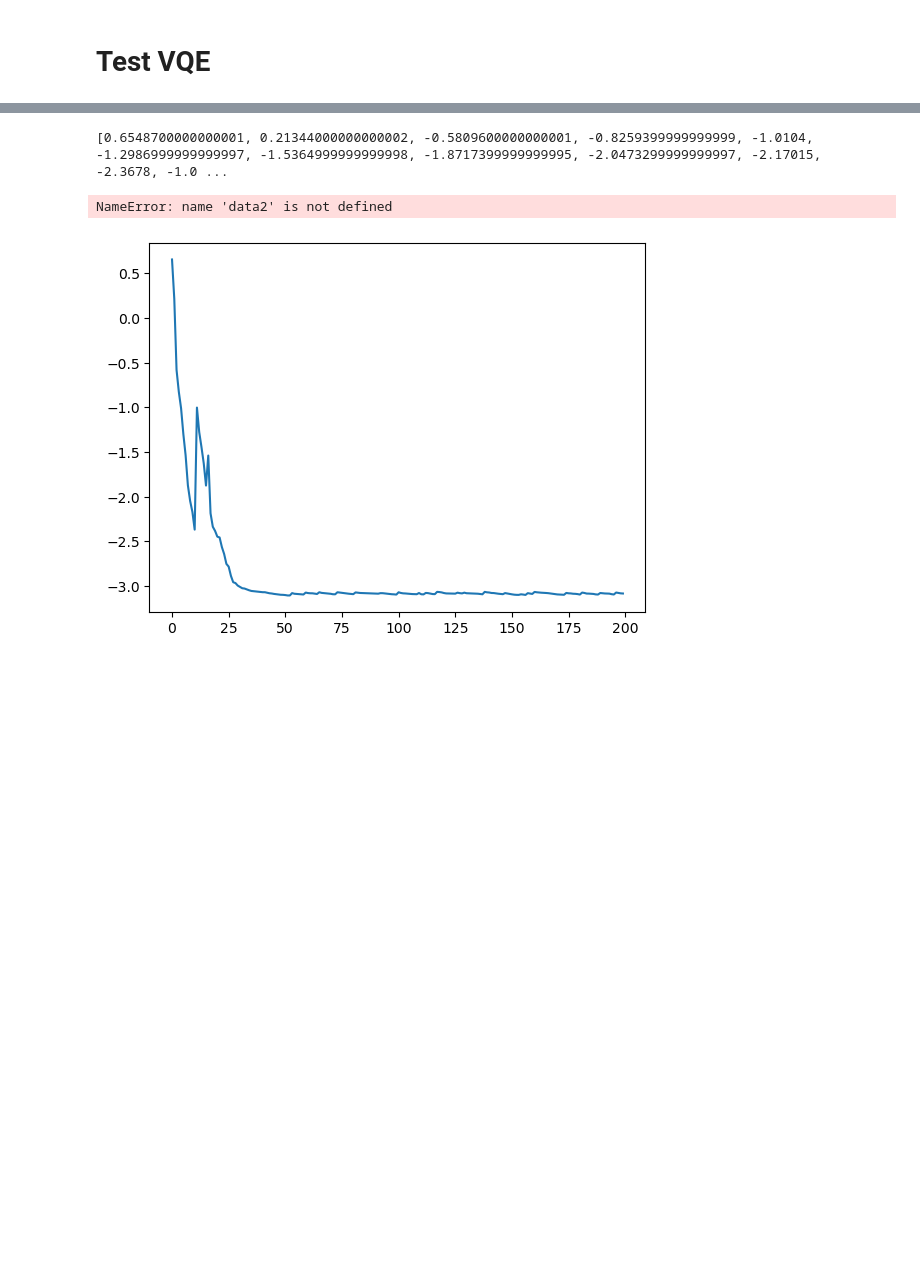
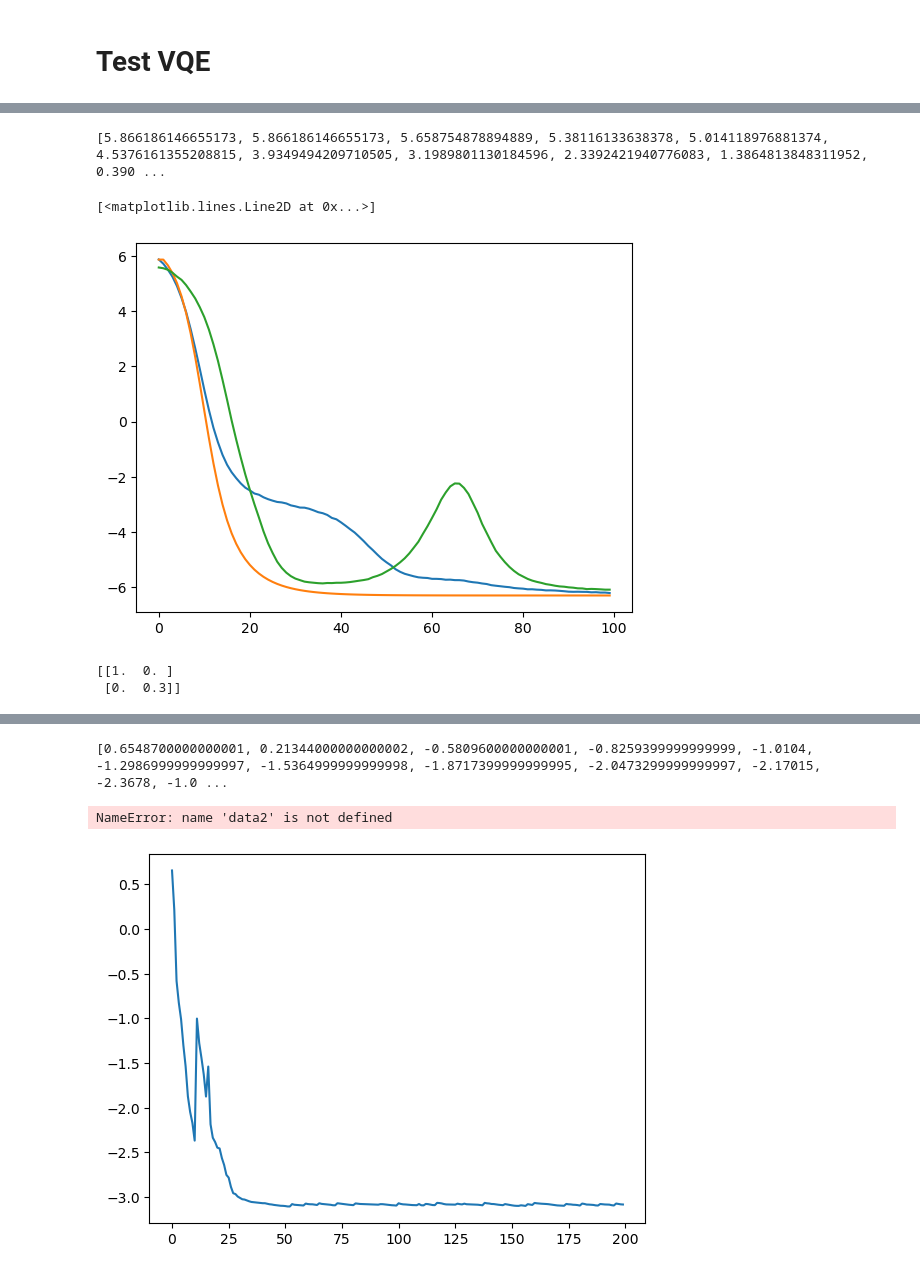
Before and after one commit to nguyenvulinh666/Variational-Quantum-EigeinSolver, a Jupyter notebook: Complete_VQE.ipynb, the cells around one changed output, grey strips where cells are left out. Drawn from its saved outputs; the diff is of its cells as text; code cells hidden in the pictures; blank space fills up the shorter version.

```diff
--- a/Complete_VQE.ipynb
+++ b/Complete_VQE.ipynb
@@ -2479,0 +2707,4 @@ reflection
+# %%
+print(energy)
+# %% [output]
+[5.866186146655173, 5.866186146655173, 5.658754878894889, 5.38116133638378, 5.014118976881374, 4.5376161355208815, 3.9349494209710505, 3.1989801130184596, 2.3392421940776083, 1.3864813848311952, 0.390 ...
@@ -2479,0 +2715,13 @@ reflection
+# %%
+plt.plot(energy1)
+plt.plot(energy2)
+plt.plot(energy3)
+# %% [output]
+[<matplotlib.lines.Line2D at 0x...>]
+[figure, added]
+# %%
+hamiltonian = np.array([[1,0],[0,.3]])
+print(hamiltonian)
+# %% [output]
+[[1.  0. ]
+ [0.  0.3]]
```
Also changed, not shown: parts of 42 cells of this notebook, 15 other files.
